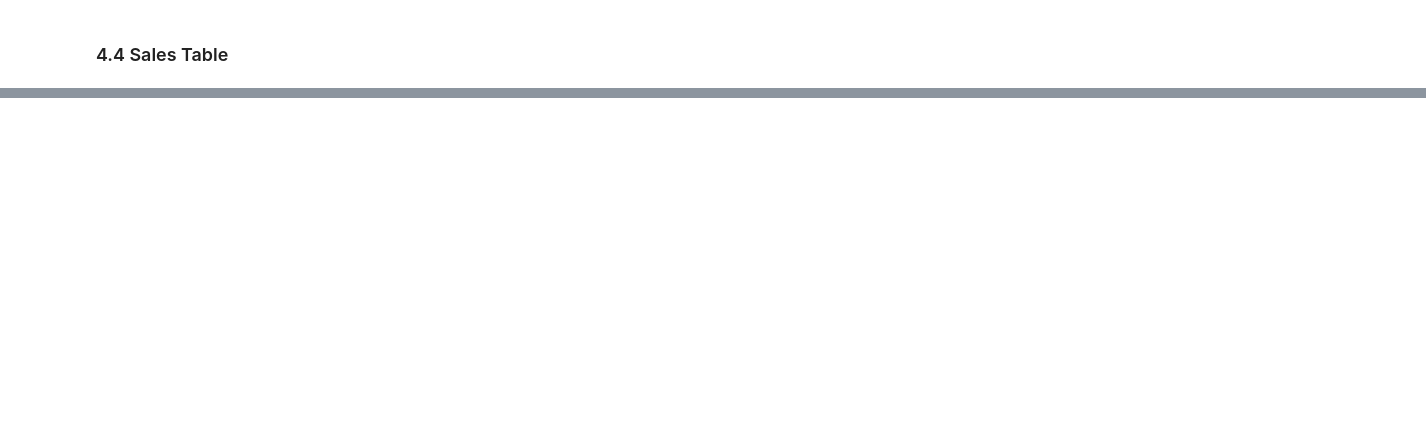
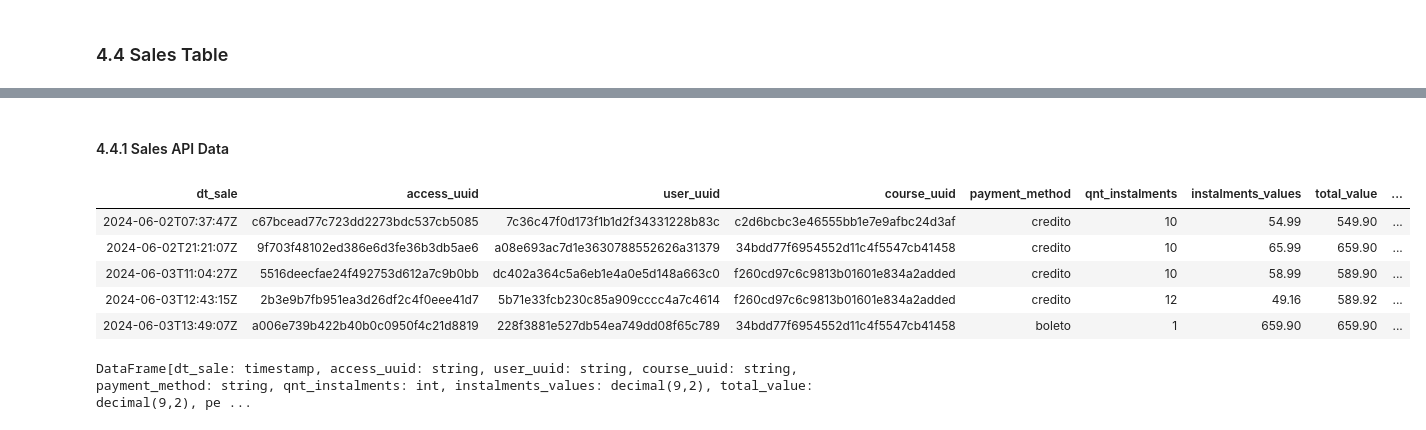
Before and after one commit to jmcabreira/DataPipeline-DataBricks, a Jupyter notebook: Load_Silver_Zone.ipynb, the cells around one changed output, grey strips where cells are left out. Saved outputs shown, nothing was run; the diff lists cells and outputs as text; code cells hidden in the pictures; blank space fills up the shorter version.

Commit message:
feat: Add sales table modeling

```diff
--- a/Load_Silver_Zone.ipynb
+++ b/Load_Silver_Zone.ipynb
@@ -312,0 +335,53 @@ spark.sql("SELECT * FROM silver.tb_users WHERE origin = 'FILE' LIMIT 5").display
+# %% [markdown]
+#### 4.4.1 Sales API Data
+# %%
+df_sales_api = spark.sql("""
+      SELECT
+        CAST( access_date AS TIMESTAMP) AS dt_sale,
+        md5(concat(
+          CAST(access_date AS TIMESTAMP),
+          ip_address,
+          CASE WHEN access_point IN ('iphone', 'android') THEN 'Mobile' ELSE 'Computer' END
+        )) AS access_uuid,
+        md5(concat(
+          cast(access_date as TIMESTAMP),
+          payload.info_usuario.nome
+       )) user_uuid,
+        payload.info_produto.product_uuid AS course_uuid,
+        payload.info_pagamento.forma_pagamento as payment_method,
+        CAST(payload.info_pagamento.quantidade_parcelas AS INT) AS qnt_instalments,
+        CAST(payload.info_pagamento.valor_parcelas as DECIMAL(9,2) ) AS instalments_values,
+        CAST(payload.info_pagamento.quantidade_parcelas * payload.info_pagamento.valor_parcelas AS DECIMAL(9,2)) AS total_value,
+        concat(CAST((payload.info_pagamento.disconto*100) AS INT ), '%' ) AS percent_discount ,
+        CAST( replace(substr(payload.info_produto.valor,4),',','.' ) * payload.info_pagamento.disconto AS DECIMAL(9,2)) as discount_value,
+        'API' as origin,
+        getdate() as dt_load
+      FROM stream_temp_vw_api
+      WHERE payload.info_pagamento IS NOT NULL
+
+
+""")
+
+df_sales_api.limit(5).display()
+# %% [output]
+| dt_sale | access_uuid | user_uuid | course_uuid | payment_method | qnt_instalments | instalments_values | total_value | ... |
+| 2024-06-02T07:37:47Z | c67bcead77c723dd2273bdc537cb5085 | 7c36c47f0d173f1b1d2f34331228b83c | c2d6bcbc3e46555bb1e7e9afbc24d3af | credito | 10 | 54.99 | 549.90 | ... |
+| 2024-06-02T21:21:07Z | 9f703f48102ed386e6d3fe36b3db5ae6 | a08e693ac7d1e3630788552626a31379 | 34bdd77f6954552d11c4f5547cb41458 | credito | 10 | 65.99 | 659.90 | ... |
+| 2024-06-03T11:04:27Z | 5516deecfae24f492753d612a7c9b0bb | dc402a364c5a6eb1e4a0e5d148a663c0 | f260cd97c6c9813b01601e834a2added | credito | 10 | 58.99 | 589.90 | ... |
+| 2024-06-03T12:43:15Z | 2b3e9b7fb951ea3d26df2c4f0eee41d7 | 5b71e33fcb230c85a909cccc4a7c4614 | f260cd97c6c9813b01601e834a2added | credito | 12 | 49.16 | 589.92 | ... |
+| 2024-06-03T13:49:07Z | a006e739b422b40b0c0950f4c21d8819 | 228f3881e527db54ea749dd08f65c789 | 34bdd77f6954552d11c4f5547cb41458 | boleto | 1 | 659.90 | 659.90 | ... |
+# %%
+sales_api_checkout_path = 'dbfs:/user/hive/warehouse/silver.db/_checkpoint/api/tb_sales'
+(
+df_sales_api.writeStream
+        .format('delta')
+        .outputMode('append')
+        .option('CheckpointLocation',sales_api_checkout_path)
+        .option('mergeSchema','true')
+        .trigger(availableNow = True)
+        .toTable('silver.tb_sales')
+).awaitTermination()
+
+spark.sql("select * from silver.tb_sales where origin ='API' limit 5")
+# %% [output]
+DataFrame[dt_sale: timestamp, access_uuid: string, user_uuid: string, course_uuid: string, payment_method: string, qnt_instalments: int, instalments_values: decimal(9,2), total_value: decimal(9,2), pe ...
```
Also changed, not shown: parts of 19 cells of this notebook, 2 other files.
